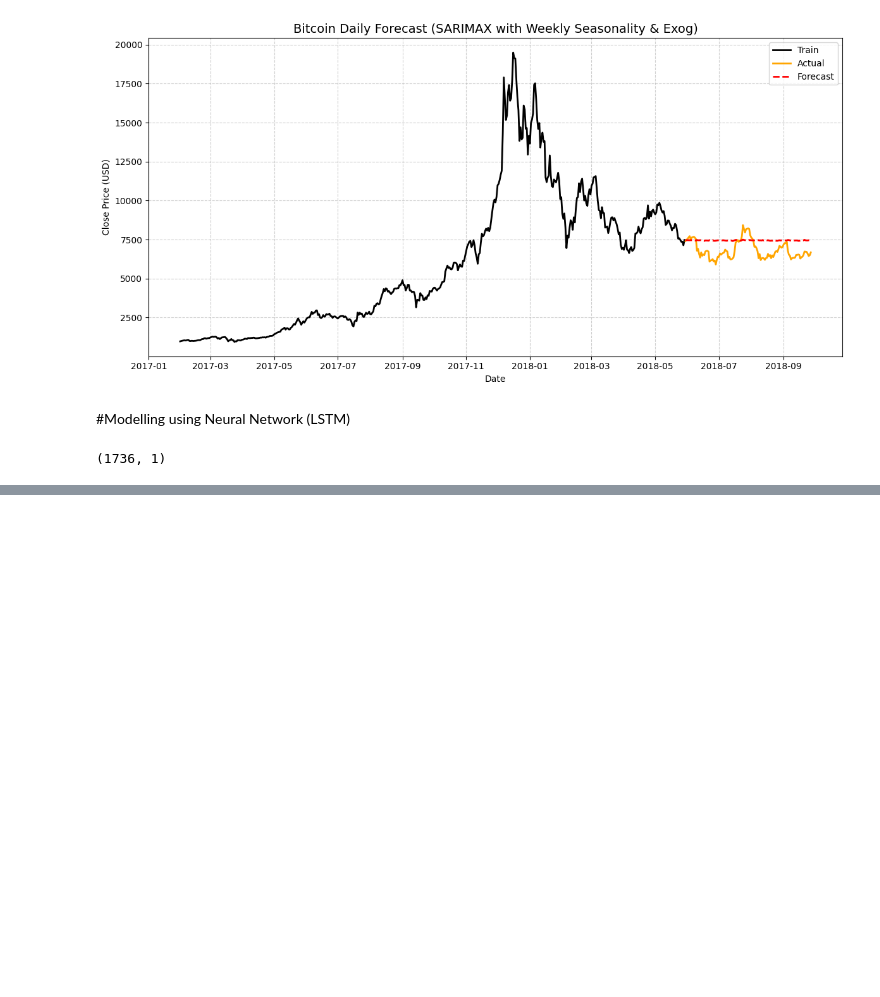
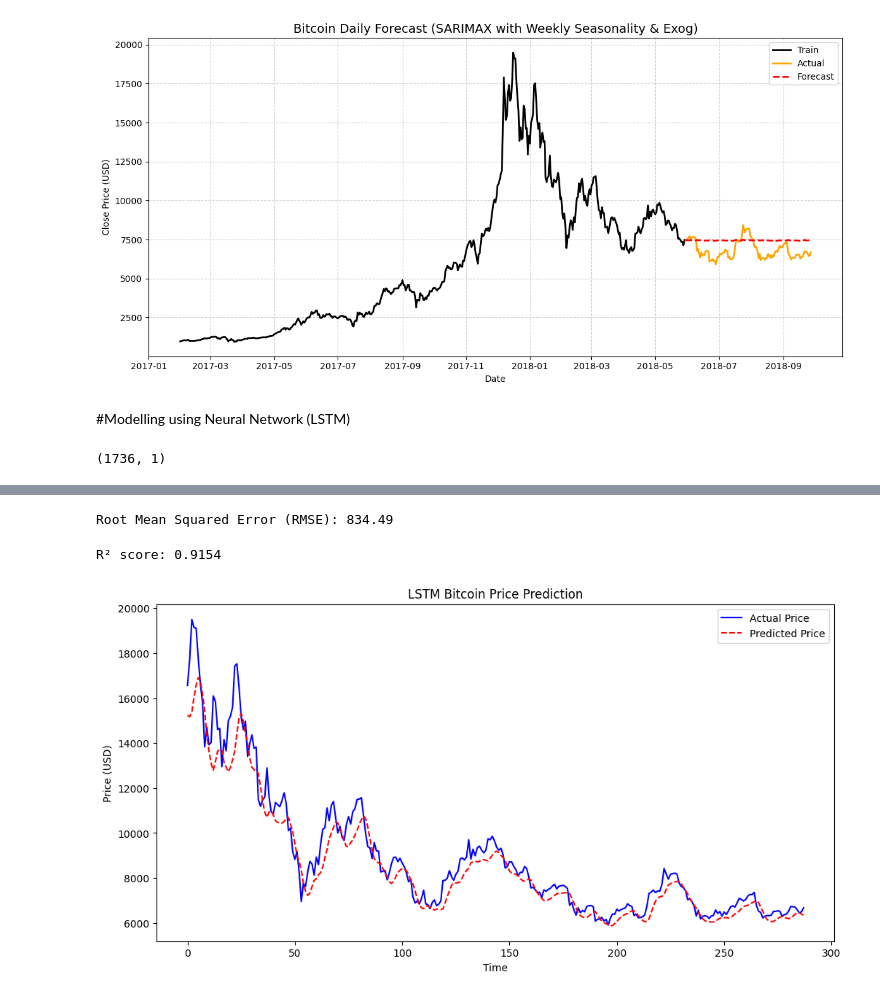
Before and after one commit to DataDrivenAkanksha/Cryptocurrency_price_forecasting, a Jupyter notebook: Cryptocurrency_daily_price_forecasting.ipynb, the cells around one changed output, grey strips where cells are left out. Drawn from its saved outputs; the diff is of its cells as text; code cells hidden in the pictures; blank space fills up the shorter version.

```diff
--- a/Cryptocurrency_daily_price_forecasting.ipynb
+++ b/Cryptocurrency_daily_price_forecasting.ipynb
@@ -1309,0 +1298,4 @@ plt.show()
+# %%
+
+closing_price = model.predict(x_test)
+closing_price = scaler.inverse_transform(closing_price)
@@ -1309,0 +1304,28 @@ plt.show()
+# %%
+y_test_original = scaler.inverse_transform(y_test.reshape(-1, 1))
+# %%
+from sklearn.metrics import mean_squared_error
+import numpy as np
+
+rmse = np.sqrt(mean_squared_error(y_test_original, closing_price))
+print(f"Root Mean Squared Error (RMSE): {rmse:.2f}")
+# %% [output]
+Root Mean Squared Error (RMSE): 834.49
+# %%
+r2 = r2_score(y_test_original, closing_price)
+print(f"R² score: {r2:.4f}")
+# %% [output]
+R² score: 0.9154
+# %%
+import matplotlib.pyplot as plt
+
+plt.figure(figsize=(12,6))
+plt.plot(y_test_original, label='Actual Price', color='blue')
+plt.plot(closing_price, label='Predicted Price', color='red', linestyle='--')
+plt.title("LSTM Bitcoin Price Prediction")
+plt.xlabel("Time")
+plt.ylabel("Price (USD)")
+plt.legend()
+plt.show()
+# %% [output]
+[figure, added]
```
Also changed, not shown: parts of 62 cells of this notebook.
